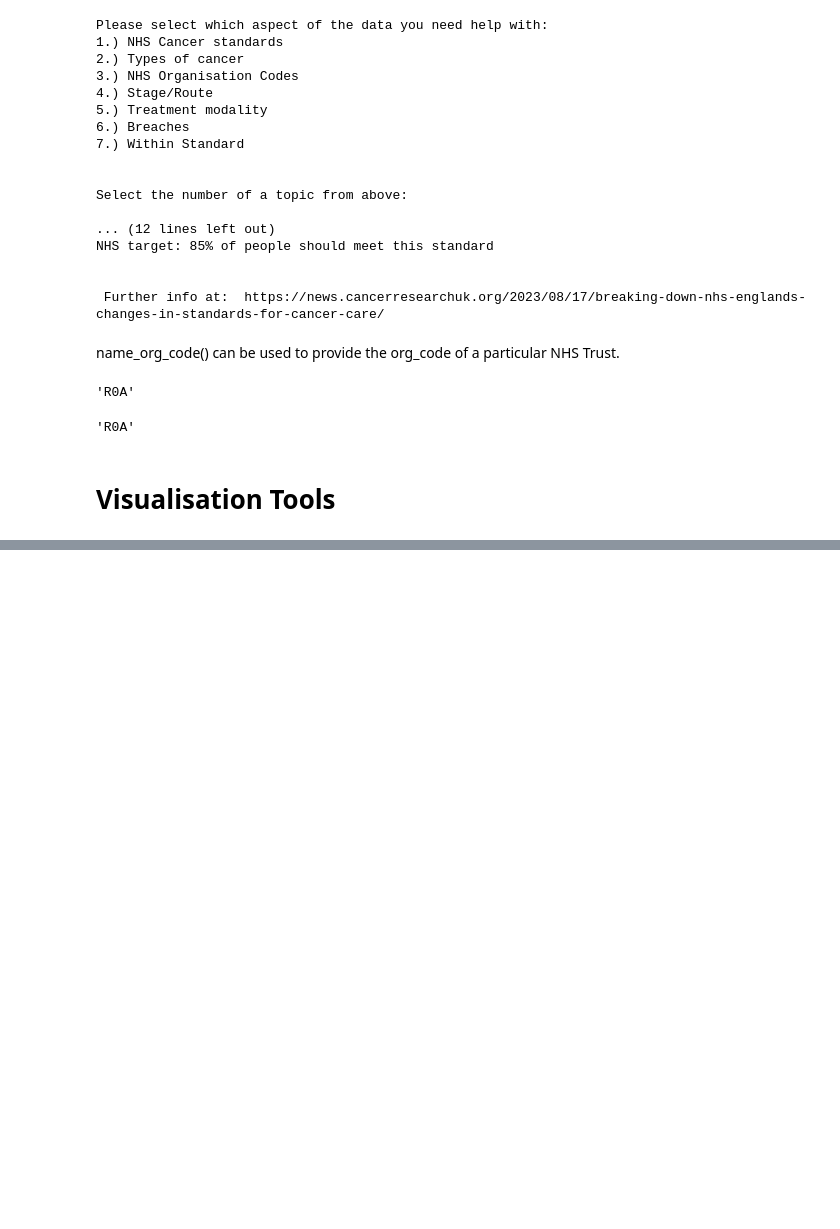
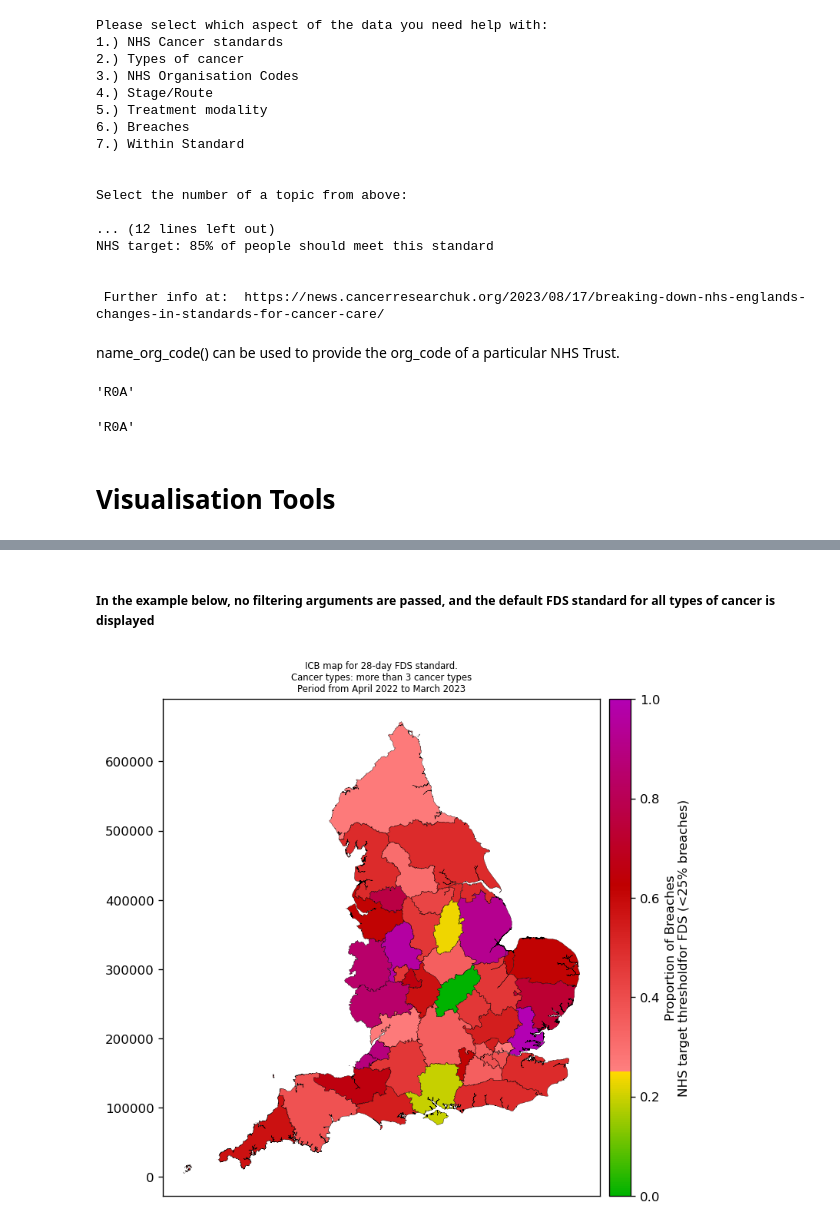
Before and after one commit to ploginovic/hpdm139_A2, a Jupyter notebook: user_guide.ipynb, the cells around one changed output, grey strips where cells are left out. Drawn from its saved outputs; the diff is of its cells as text; code cells hidden in the pictures; blank space fills up the shorter version.

```diff
--- a/user_guide.ipynb
+++ b/user_guide.ipynb
@@ -239,0 +263,6 @@ from cancer.
+# %% [markdown]
+##### In the example below, no filtering arguments are passed, and the default FDS standard for all types of cancer is displayed
+# %%
+fig, ax = plot_icb_map(data=df_provider, dpi=120)
+# %% [output]
+[figure, added]
```
Also changed, not shown: parts of 10 cells of this notebook.
